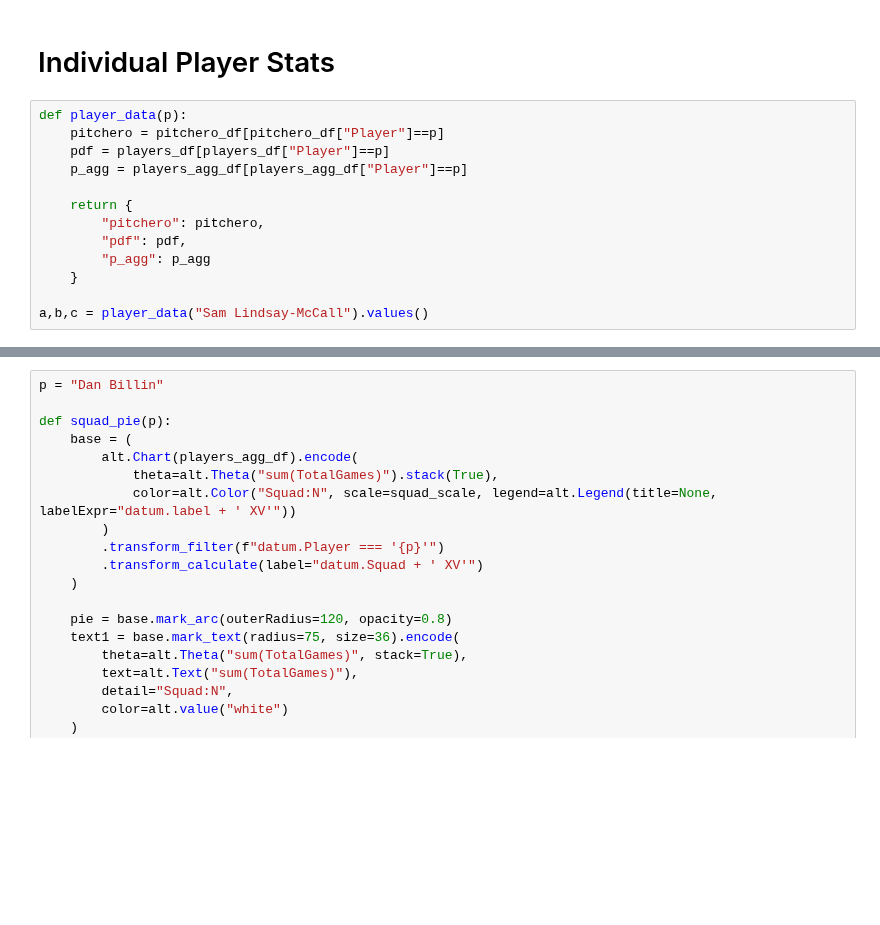
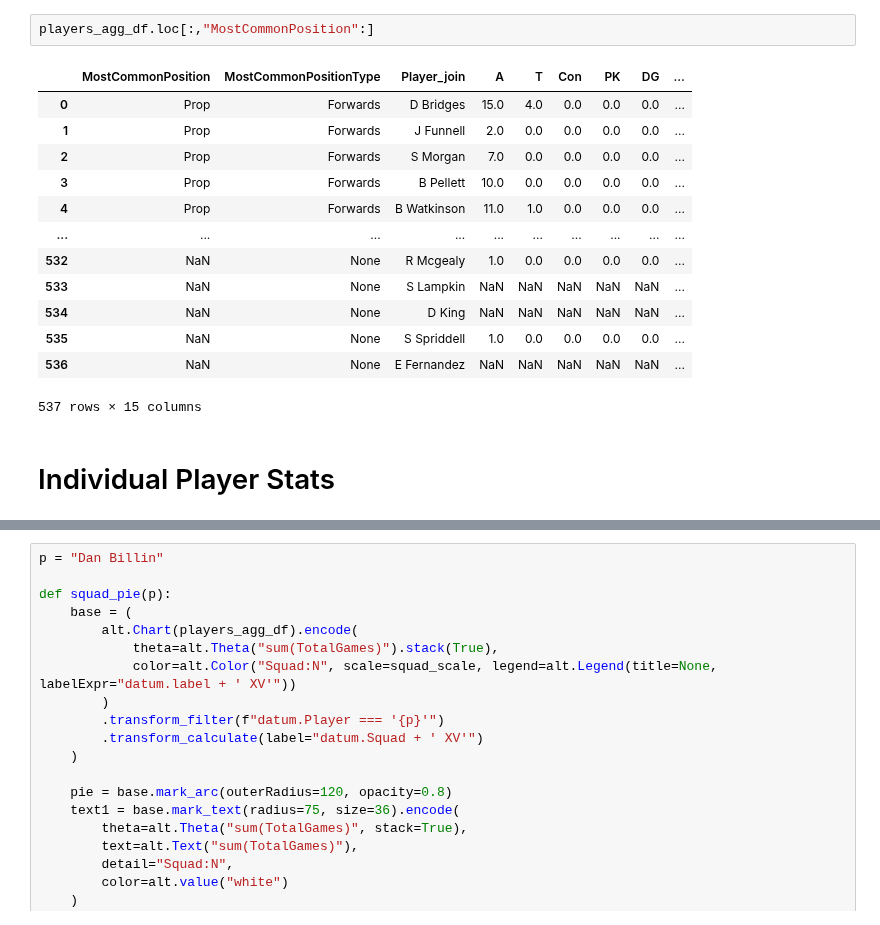
Before and after one commit to samnlindsay/egrfc-stats, a Jupyter notebook: Analysis.ipynb, the cells around one changed output, grey strips where cells are left out. Saved outputs shown, nothing was run; the diff lists cells and outputs as text; blank space fills up the shorter version.

```diff
--- a/Analysis.ipynb
+++ b/Analysis.ipynb
@@ -211,15 +73,18 @@ NameError: name 'game_df' is not defined
+# %%
+players_agg_df.loc[:,"MostCommonPosition":]
+# %% [output]
+|  | MostCommonPosition | MostCommonPositionType | Player_join | A | T | Con | PK | DG | ... |
+| 0 | Prop | Forwards | D Bridges | 15.0 | 4.0 | 0.0 | 0.0 | 0.0 | ... |
+| 1 | Prop | Forwards | J Funnell | 2.0 | 0.0 | 0.0 | 0.0 | 0.0 | ... |
+| 2 | Prop | Forwards | S Morgan | 7.0 | 0.0 | 0.0 | 0.0 | 0.0 | ... |
+| 3 | Prop | Forwards | B Pellett | 10.0 | 0.0 | 0.0 | 0.0 | 0.0 | ... |
+| 4 | Prop | Forwards | B Watkinson | 11.0 | 1.0 | 0.0 | 0.0 | 0.0 | ... |
+| ... | ... | ... | ... | ... | ... | ... | ... | ... | ... |
+| 532 | NaN | None | R Mcgealy | 1.0 | 0.0 | 0.0 | 0.0 | 0.0 | ... |
+| 533 | NaN | None | S Lampkin | NaN | NaN | NaN | NaN | NaN | ... |
+| 534 | NaN | None | D King | NaN | NaN | NaN | NaN | NaN | ... |
+| 535 | NaN | None | S Spriddell | 1.0 | 0.0 | 0.0 | 0.0 | 0.0 | ... |
+| 536 | NaN | None | E Fernandez | NaN | NaN | NaN | NaN | NaN | ... |
+537 rows × 15 columns
 # %% [markdown]
 # Individual Player Stats
-# %%
-def player_data(p):
-    pitchero = pitchero_df[pitchero_df["Player"]==p]
-    pdf = players_df[players_df["Player"]==p]
-    p_agg = players_agg_df[players_agg_df["Player"]==p]
-
-    return {
-        "pitchero": pitchero,
-        "pdf": pdf,
-        "p_agg": p_agg
-    }
-
-a,b,c = player_data("Sam Lindsay-McCall").values()
```
Also changed, not shown: parts of 9 cells of this notebook, 35 other files.
